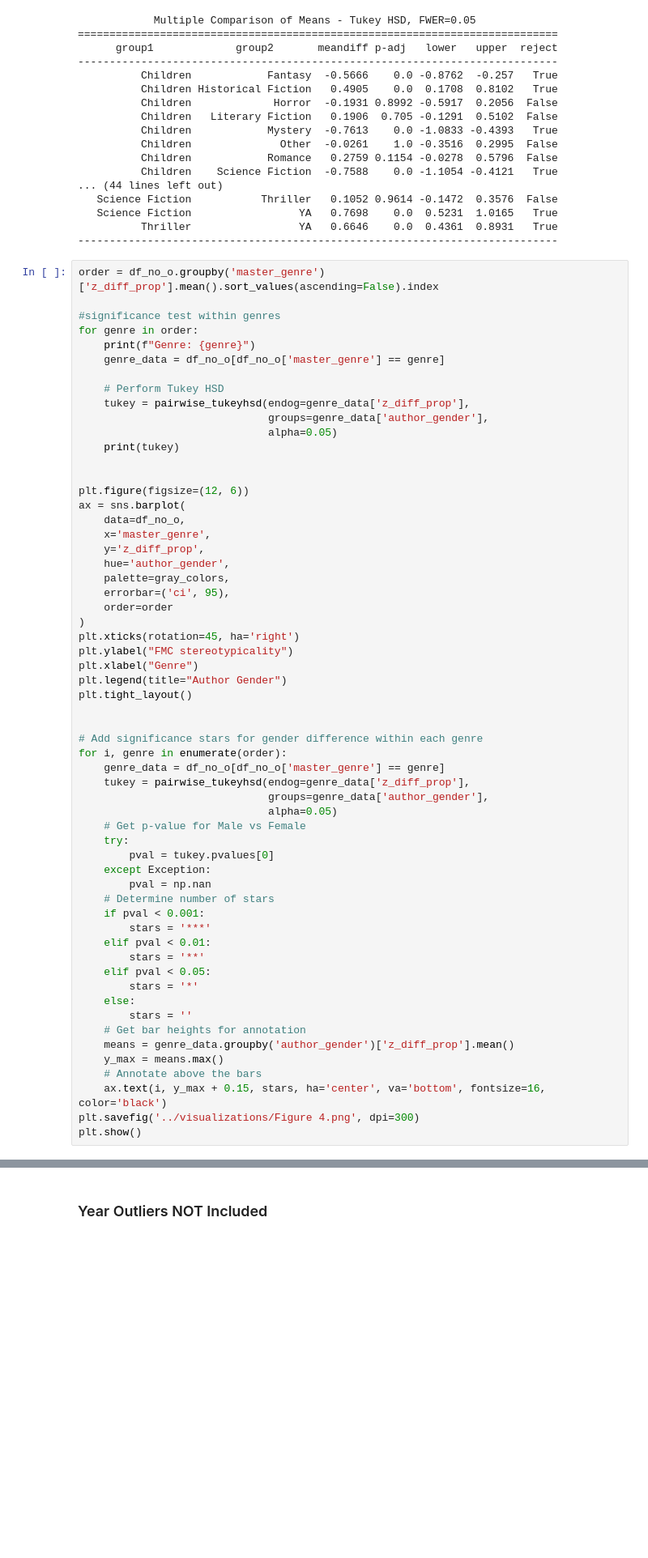
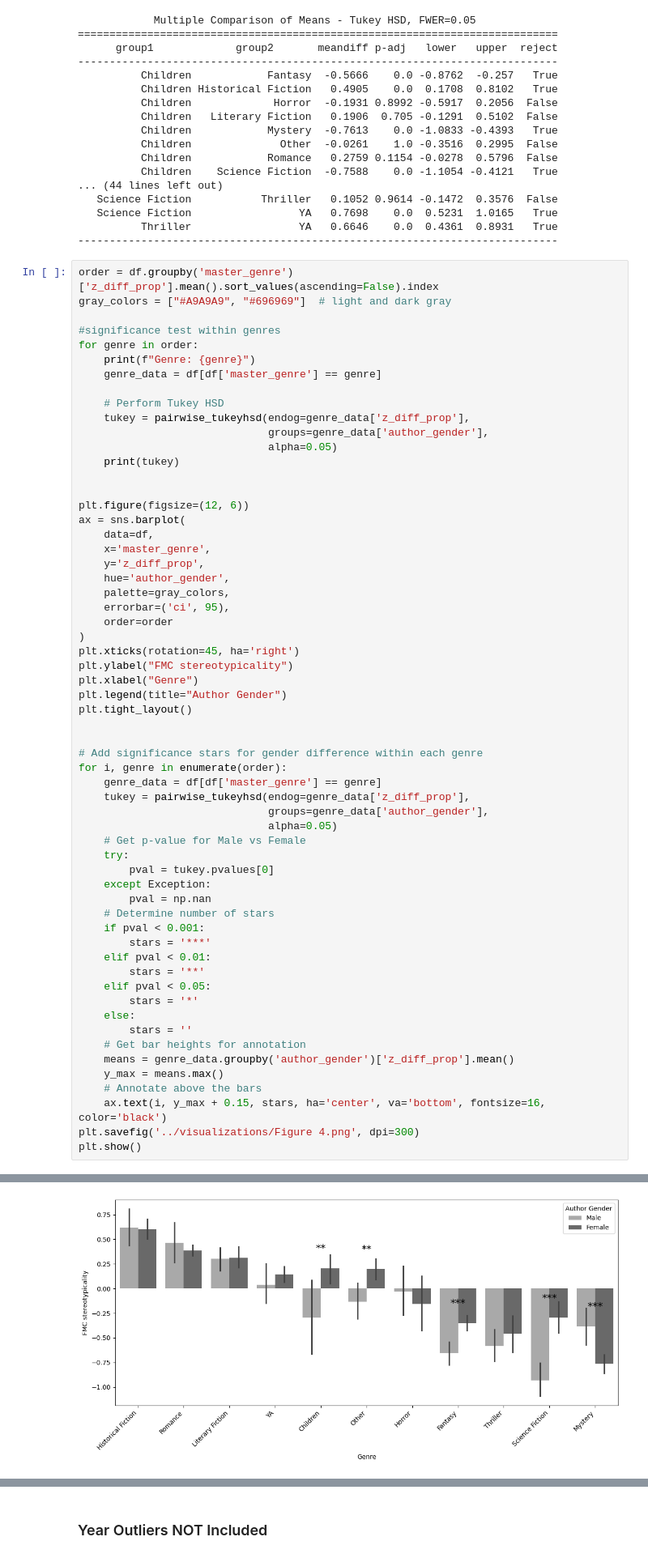
Before and after one commit to hannesrosenbusch/FMC_stereotypicality_and_author_gender, a Jupyter notebook: analysis scripts/5 analysis.ipynb, the cells around one changed output, grey strips where cells are left out. Shown: that part at 81% size. Cells and saved outputs as stored; diff of their text form; blank space fills up the shorter version.

```diff
--- a/analysis scripts/5 analysis.ipynb
+++ b/analysis scripts/5 analysis.ipynb
@@ -567,12 +500,13 @@ tukey_results.to_latex('tukey_results.tex', index=False)
           Thriller                 YA   0.6646    0.0  0.4361  0.8931   True
 ----------------------------------------------------------------------------
 # %%
-order = df_no_o.groupby('master_genre')['z_diff_prop'].mean().sort_values(ascending=False).index
+order = df.groupby('master_genre')['z_diff_prop'].mean().sort_values(ascending=False).index
+gray_colors = ["#A9A9A9", "#696969"]  # light and dark gray
 
 #significance test within genres
 for genre in order:
     print(f"Genre: {genre}")
-    genre_data = df_no_o[df_no_o['master_genre'] == genre]
+    genre_data = df[df['master_genre'] == genre]
 
     # Perform Tukey HSD
     tukey = pairwise_tukeyhsd(endog=genre_data['z_diff_prop'],
@@ -583,7 +517,7 @@ for genre in order:
 
 plt.figure(figsize=(12, 6))
 ax = sns.barplot(
-    data=df_no_o,
+    data=df,
     x='master_genre',
     y='z_diff_prop',
     hue='author_gender',
@@ -600,7 +534,7 @@ plt.tight_layout()
 
 # Add significance stars for gender difference within each genre
 for i, genre in enumerate(order):
-    genre_data = df_no_o[df_no_o['master_genre'] == genre]
+    genre_data = df[df['master_genre'] == genre]
     tukey = pairwise_tukeyhsd(endog=genre_data['z_diff_prop'],
                               groups=genre_data['author_gender'],
                               alpha=0.05)
@@ -648,3 +580,4 @@ NameError: name 'gray_colors' is not defined
+[figure, added]
 # %%
 # ONLINE SUPPLEMENT ONLY
 # Interaction - Total - Significance Test
```
Also changed, not shown: parts of 84 cells of this notebook, 1 other file.
